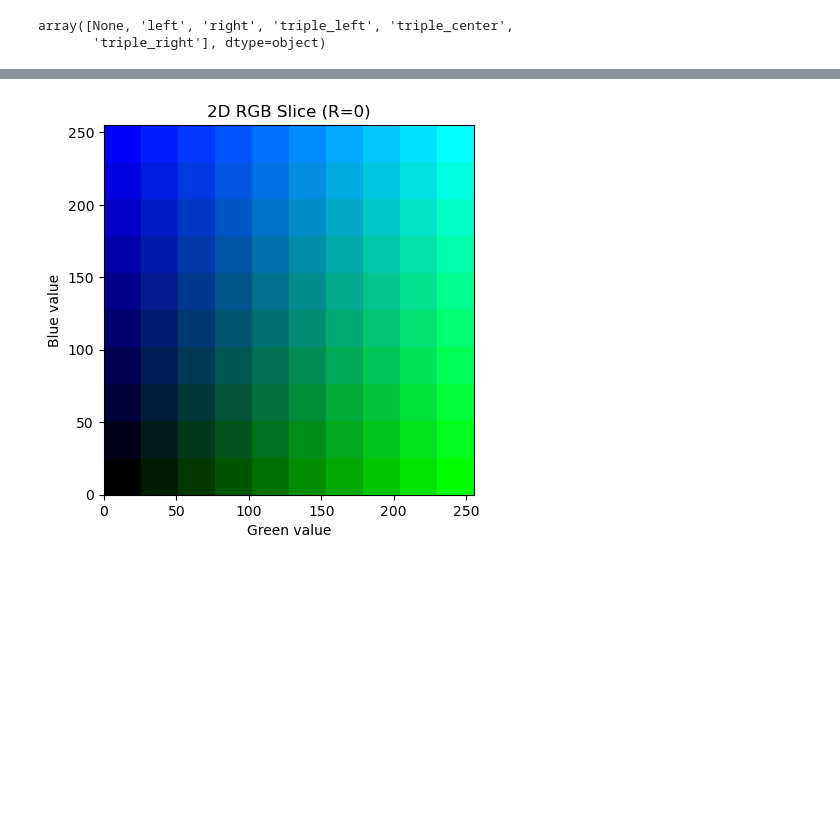
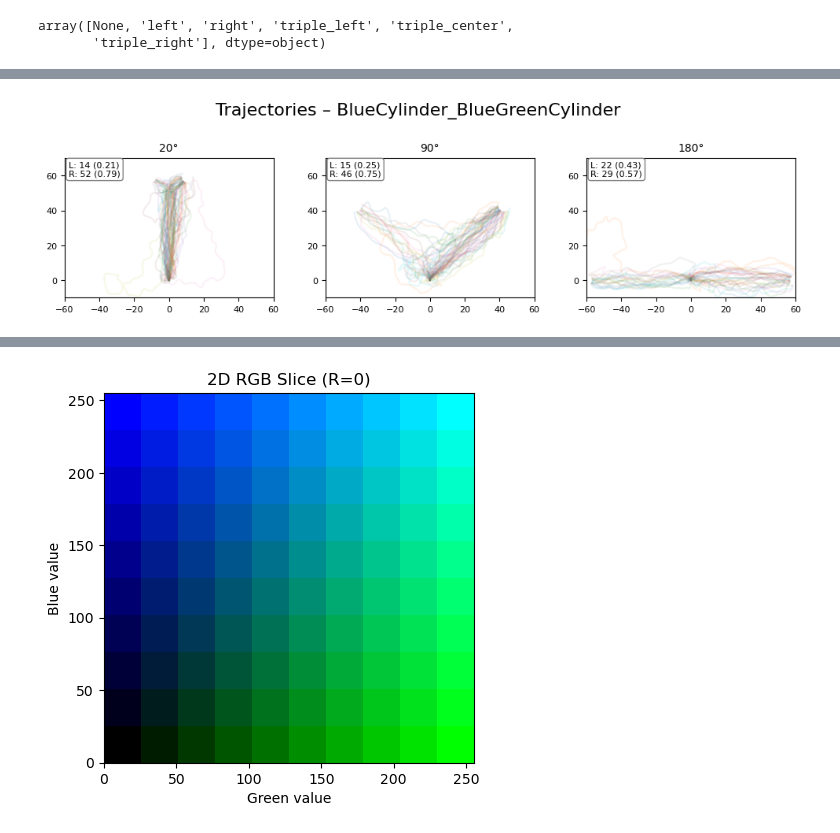
Before and after one commit to AugustPa/VRDataAnalysis, a Jupyter notebook: Ants/data_exploration_color_bias_Geometry2.ipynb, the cells around one changed output, grey strips where cells are left out. Drawn from its saved outputs; the diff is of its cells as text; code cells hidden in the pictures; blank space fills up the shorter version.

Commit message:
save preprocessed data of color_bias_Geometry Gitignore data added plots of bias per angle

```diff
--- a/Ants/data_exploration_color_bias_Geometry2.ipynb
+++ b/Ants/data_exploration_color_bias_Geometry2.ipynb
@@ -511,0 +256,93 @@ plt.show()
+# %%
+from VR_Trajectory_analysis import *
+df_cut_path_pickle = '/Users/apaula/src/VRDataAnalysis/Ants/preprocessed_data/color_bias_geometry2/df_cut.pkl'
+results_df_path_pickle = '/Users/apaula/src/VRDataAnalysis/Ants/preprocessed_data/color_bias_geometry2/results_df.pkl'
+df_cut = pd.read_pickle(df_cut_path_pickle)
+results_df = pd.read_pickle(results_df_path_pickle)
+# %%
+# -----------------------------------------------------------------
+#  Trajectories for all  "BlueCylinder_BlueGreenCylinder" configs
+#  shown in a grid, sorted by angle
+# -----------------------------------------------------------------
+import os, math, re
+import matplotlib.pyplot as plt
+import pandas as pd
+from matplotlib import gridspec
+
+# 1.  Merge once so goal info sits beside positions  (if not done already)
+df_joined = pd.merge(
+    df_cut,
+    results_df[['UniqueTrialID', 'FirstReachedGoal']],
+    on='UniqueTrialID',
+    how='left'
+)
+
+# 2.  Collect the configs of interest & extract angle ──────────────────
+angle_pat = re.compile(r'(\d+)(?:deg|°)')
+
+def angle_from_name(cfg: str):
+    # explicit mapping for constant-size files (treated as 20°)
+    if "constantSize_BlueCylinder_BlueGreenCylinder" in cfg:
+        return 20
+    if "constantSize_BlueGreenCylinder_BlueCylinder" in cfg:
+        return 20
+
+    # drop the all-black-cylinder variant
+    if "BlackCylinder_BlackCylinder" in cfg:
+        return None
+
+    # default: pull the number in “…_130deg…” / “…_130°.json”
+    m = angle_pat.search(cfg)
+    return float(m.group(1)) if m else None
+
+
+records = []
+for cfg in df_joined['ConfigFile'].unique():
+    if "BlueCylinder_BlueGreenCylinder" not in cfg:
+        continue
+    ang = angle_from_name(cfg)
+    if ang is None:
+        print(f"⚠️  angle missing → skipped: {cfg}")
+        continue
+    records.append((ang, cfg))
+
+if not records:
+    raise ValueError("No matching BlueCylinder_BlueGreenCylinder configs found.")
+
+records.sort(key=lambda t: t[0])   # numeric angle order
+
+# 3. Build grid  (unchanged) ───────────────────────────────────────────
+n_cfg, n_cols = len(records), 3
+n_rows = math.ceil(n_cfg / n_cols)
+fig   = plt.figure(figsize=(n_cols*4, n_rows*3.75))
+gs    = gridspec.GridSpec(n_rows, n_cols, wspace=.25, hspace=.35)
+
+# 4. One subplot per config  (identical to before) ─────────────────────
+for idx, (angle, cfg) in enumerate(records):
+    ax  = fig.add_subplot(gs[idx])
+    g   = df_joined[df_joined['ConfigFile'] == cfg]
+
+    for _, td in g.groupby('UniqueTrialID'):
+        ax.plot(td['GameObjectPosX'], td['GameObjectPosZ'], alpha=.1)
+
+    ax.set_xlim(-40, 40);  ax.set_ylim(-10, 70);  ax.set_aspect('equal')
+    ax.set_xticks([-60,-40,-20,0,20,40,60]);  ax.set_yticks([0,20,40,60])
+    ax.tick_params(labelsize=8)
+    ax.set_title(f"{int(angle)}°", fontsize=10)
+
+    res   = results_df.loc[results_df['UniqueTrialID'].isin(g['UniqueTrialID'])]
+    left  = (res['FirstReachedGoal']=='left').sum()
+    right = (res['FirstReachedGoal']=='right').sum()
+    tot   = left+right
+    txt   = f"L: {left} ({left/tot:.2f})\nR: {right} ({right/tot:.2f})" if tot else "no goals"
+    ax.text(.02,.98,txt,transform=ax.transAxes,va='top',fontsize=8,
+            bbox=dict(boxstyle="round",fc="w",ec=".5"))
+
+for j in range(idx+1,n_rows*n_cols):
+    fig.add_subplot(gs[j]).axis('off')
+
+fig.suptitle("Trajectories – BlueCylinder_BlueGreenCylinder", y=.92, fontsize=16)
+plt.tight_layout()
+plt.show()
+# %% [output]
+[figure, added]
```
Also changed, not shown: parts of 16 cells of this notebook, 5 other files.
